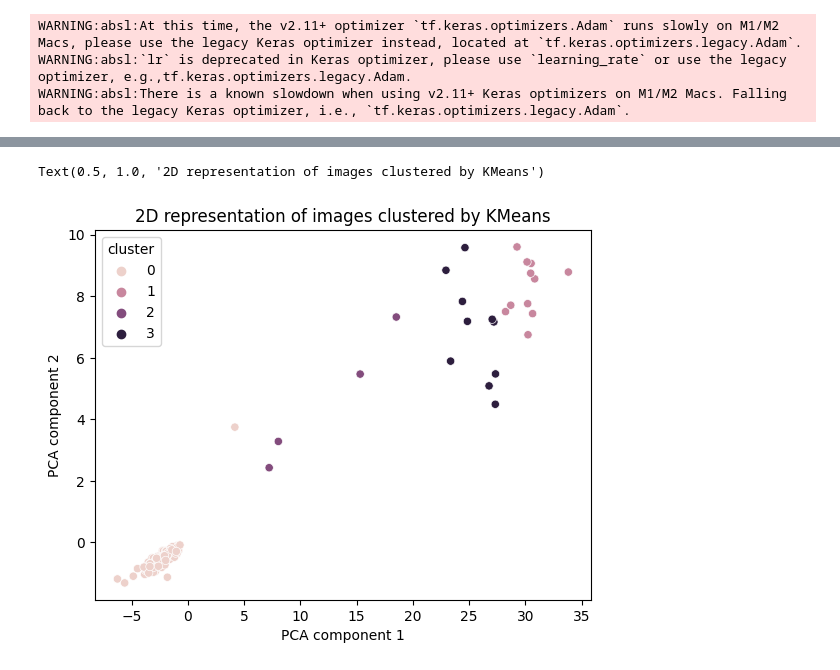
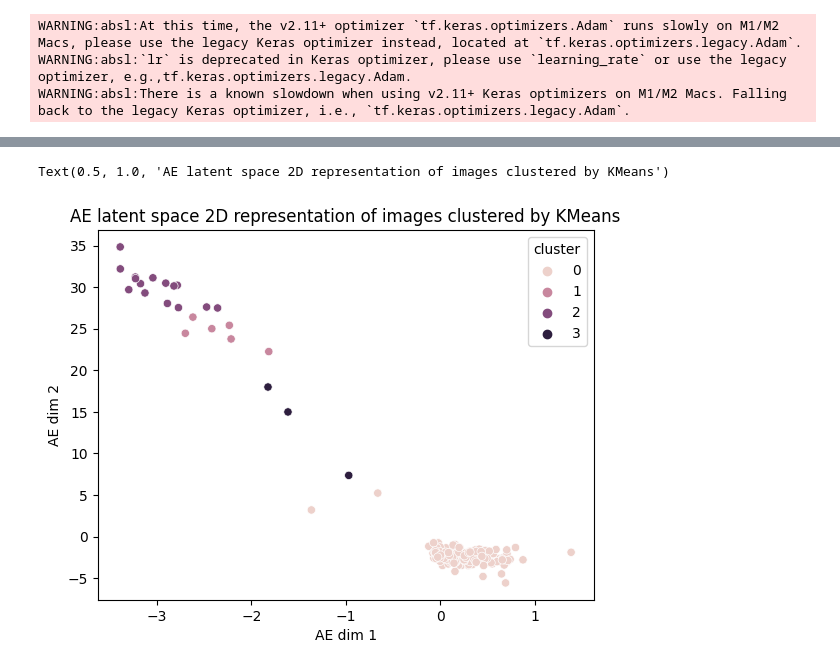
Before and after one commit to KlaraGtknst/topic-analysis-text-data, a Jupyter notebook: autoencoder_images.ipynb, the cells around one changed output, grey strips where cells are left out. Saved outputs shown, nothing was run; the diff lists cells and outputs as text; code cells hidden in the pictures.

```diff
--- a/autoencoder_images.ipynb
+++ b/autoencoder_images.ipynb
@@ -246,12 +241,12 @@ display(ae_2d_df)
 194 rows × 2 columns
 # %%
 sns.scatterplot(x=ae_2d_df['ae'].apply(lambda x: x[0]), y=ae_2d_df['ae'].apply(lambda x: x[1]), hue=ae_2d_df['cluster'])
-plt.xlabel('PCA component 1')
-plt.ylabel('PCA component 2')
-plt.title('2D representation of images clustered by KMeans')
+plt.xlabel('AE dim 1')
+plt.ylabel('AE dim 2')
+plt.title('AE latent space 2D representation of images clustered by KMeans')
 # %% [output]
-Text(0.5, 1.0, '2D representation of images clustered by KMeans')
+Text(0.5, 1.0, 'AE latent space 2D representation of images clustered by KMeans')
-[figure, old version]
+[figure, new version]
 # %%
 # display sample document per class
 d2_example_images = []
```
Also changed, not shown: parts of 21 cells of this notebook, 1 other file.
